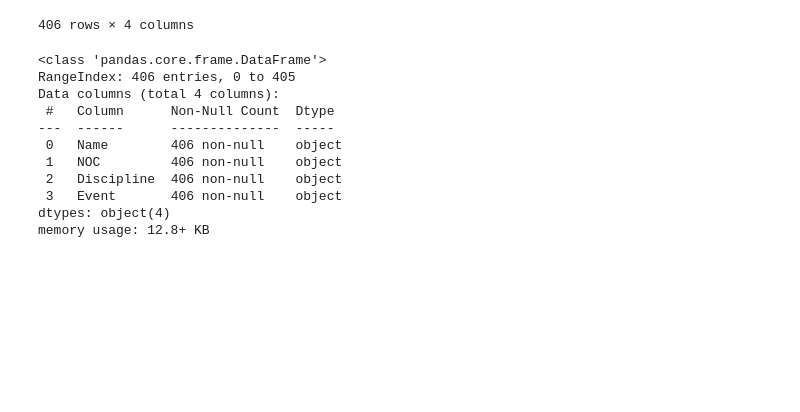
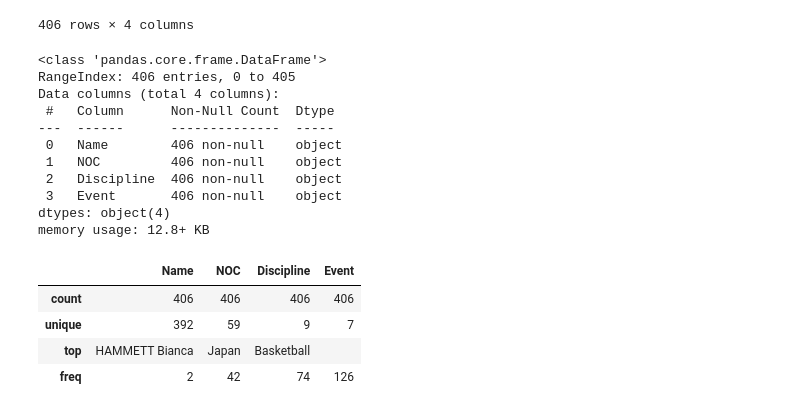
Before and after one commit to bksaini078/Tokyo_Olympic_2020, a Jupyter notebook: Data Collection Code.ipynb, the cells around one changed output. Drawn from its saved outputs; the diff is of its cells as text; code cells hidden in the pictures; blank space fills up the shorter version.

```diff
--- a/Data Collection Code.ipynb
+++ b/Data Collection Code.ipynb
@@ -334,3 +334,11 @@ Data columns (total 4 columns):
  3   Event       406 non-null    object
 dtypes: object(4)
 memory usage: 12.8+ KB
+# %%
+coaches_df.describe()
+# %% [output]
+|  | Name | NOC | Discipline | Event |
+| count | 406 | 406 | 406 | 406 |
+| unique | 392 | 59 | 9 | 7 |
+| top | HAMMETT Bianca | Japan | Basketball |  |
+| freq | 2 | 42 | 74 | 126 |
```
Also changed, not shown: parts of 3 cells of this notebook, 2 other files.
